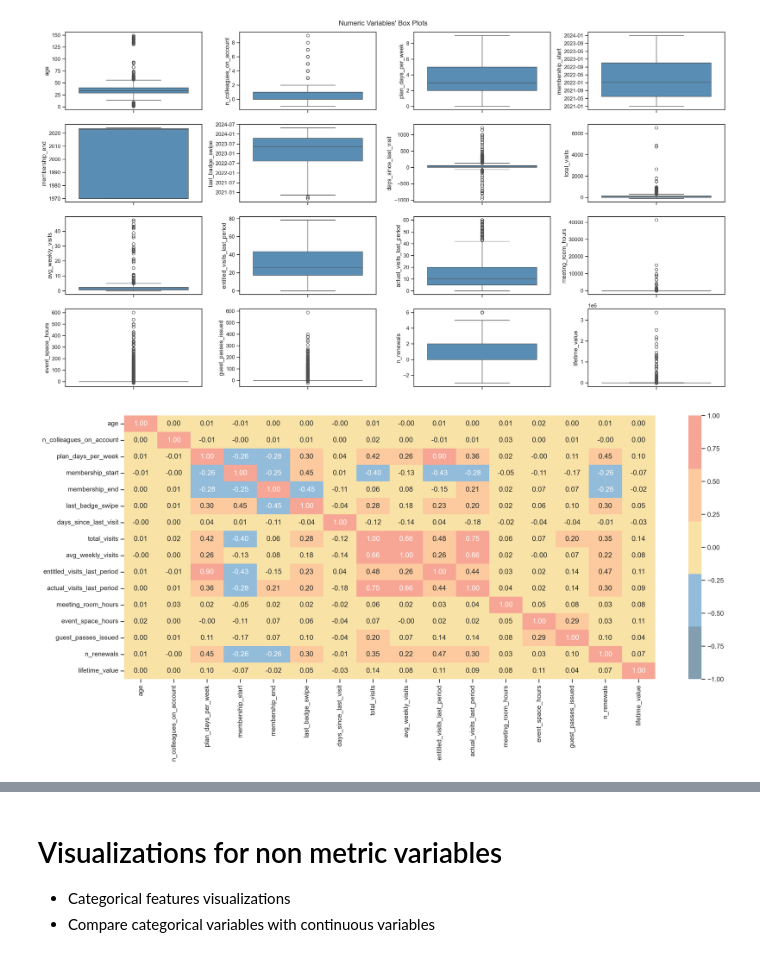
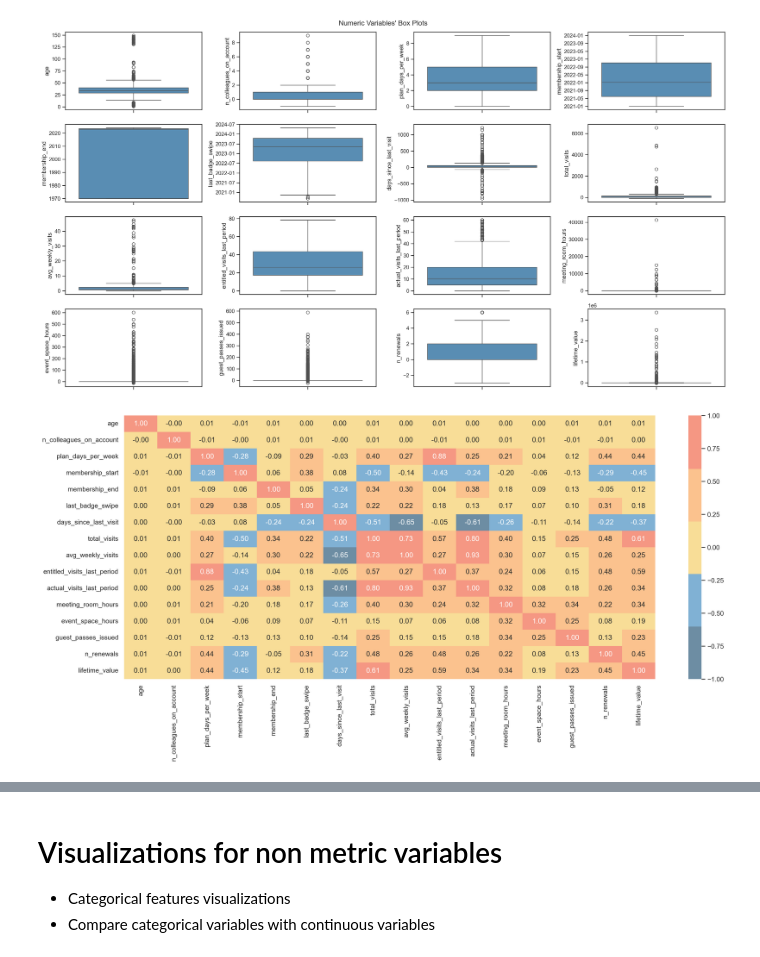
Before and after one commit to saradfalves/DM_Group20, a Jupyter notebook: notebooks/EDA_Sara.ipynb, the cells around one changed output, grey strips where cells are left out. Saved outputs shown, nothing was run; the diff lists cells and outputs as text; code cells hidden in the pictures.

Commit message:
changing to spearman correlation

```diff
--- a/notebooks/EDA_Sara.ipynb
+++ b/notebooks/EDA_Sara.ipynb
@@ -333,18 +333,18 @@ plt.show()
 # %% [output]
 [figure]
 # %%
-corr = df_nodups[metric_features].corr(method="pearson")
+corr = df_nodups[metric_features].corr(method="spearman")
 
 fig = plt.figure(figsize=(20, 8))
 
-sns.heatmap(data=corr, annot=True, cmap=colors, vmin=-1, vmax=1, center=0, fmt=".2f", alpha=0.6)
+sns.heatmap(data=corr, annot=True, cmap=colors, vmin=-1, vmax=1, center=0, fmt=".2f", alpha=0.7)
 
 plt.show()
 
 # Improve
     # Round
     # Lower or upper triangle only
     # Mask values
     # Divergent color map
 # %% [output]
-[figure, old version]
+[figure, new version]
```
Also changed, not shown: parts of 1 cell of this notebook.
